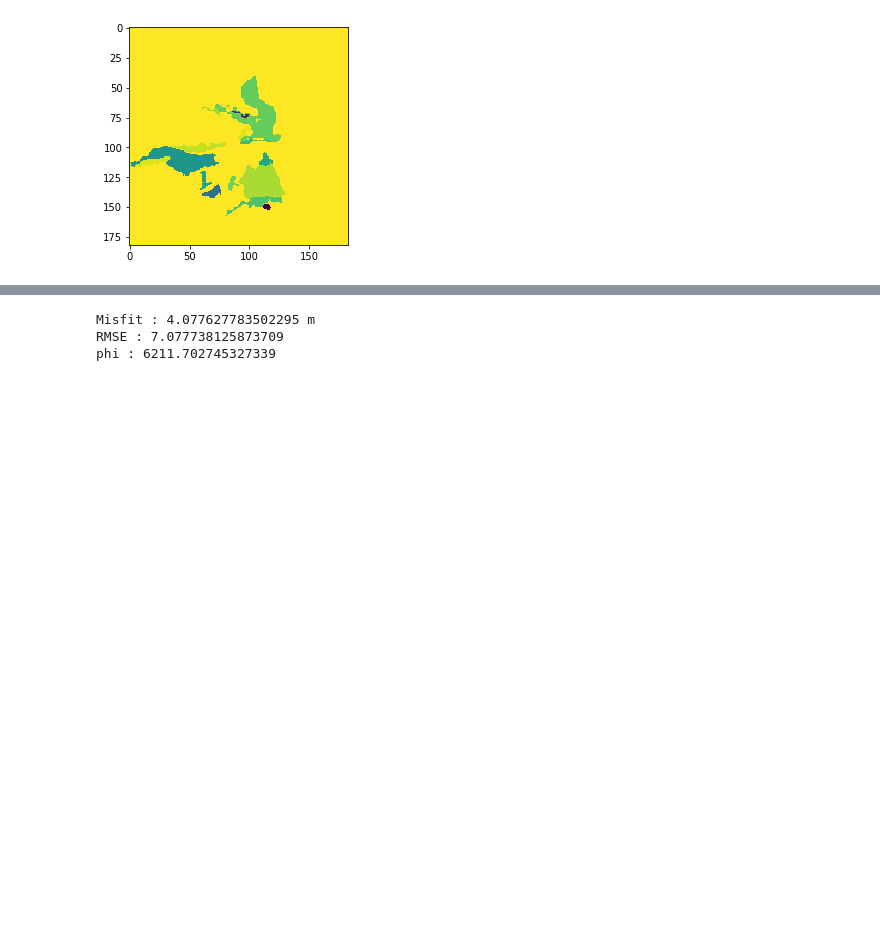
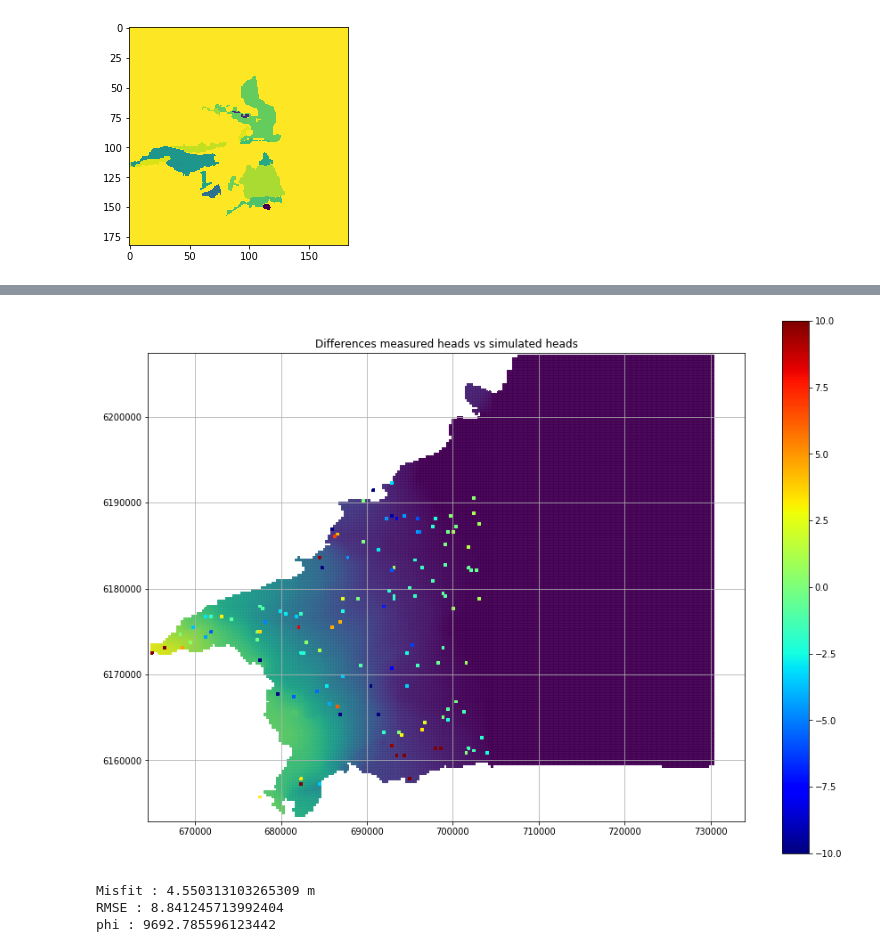
Before and after one commit to LudovicSchorpp/TM_Ludovic_Schorpp, a Jupyter notebook: codes_tests/Modeles2D/test_premier_model/test_premier_model.ipynb, the cells around one changed output, grey strips where cells are left out. Cells and saved outputs as stored; diff of their text form; code cells hidden in the pictures; blank space fills up the shorter version.

```diff
--- a/codes_tests/Modeles2D/test_premier_model/test_premier_model.ipynb
+++ b/codes_tests/Modeles2D/test_premier_model/test_premier_model.ipynb
@@ -499,3 +576,27 @@ plt.legend()
+# %%
+# retrieve heads
+head = get_heads(model_name,model_dir)
+
+# initialize plot
+fig = plt.figure(figsize=(15,11))
+layer = 0
+ax  = plt.subplot(1, 1,1, aspect='equal')
+ml = fp.plot.PlotMapView(model=gwf,layer=layer)
+
+back = ml.plot_array(head[layer],masked_values=[1e30],alpha=0.8)
+back.set_clim(0,170)
+
+head = head.reshape(nrow,ncol)
+head[Control_pz==0]=None
+comp = (Control_pz - head).reshape(nlay,nrow,ncol)
+err = ml.plot_array(comp[layer],cmap="jet",vmin=-10,vmax=10)
+
+plt.title("Differences measured heads vs simulated heads")
+
+plt.colorbar(err)
+plt.grid()
+# %% [output]
+[figure, added]
 # %%
 Misfit = np.abs((Control_pz[Control_pz!=0] - head[0][Control_pz!=0]))
 print("Misfit : {} m ".format(np.nanmean(Misfit)))
@@ -506,9 +607,9 @@ print("RMSE : {}".format(Misfit2))
 phi = np.nansum((Control_pz[Control_pz!=0] - head[0][Control_pz!=0])**2)
 print("phi : {}".format(phi))
 # %% [output]
-Misfit : 4.077627783502295 m
-RMSE : 7.077738125873709
-phi : 6211.702745327339
+Misfit : 4.550313103265309 m
+RMSE : 8.841245713992404
+phi : 9692.785596123442
 # %%
 def Misfit(kh):
 
```
Also changed, not shown: parts of 9 cells of this notebook, 14 other files.
